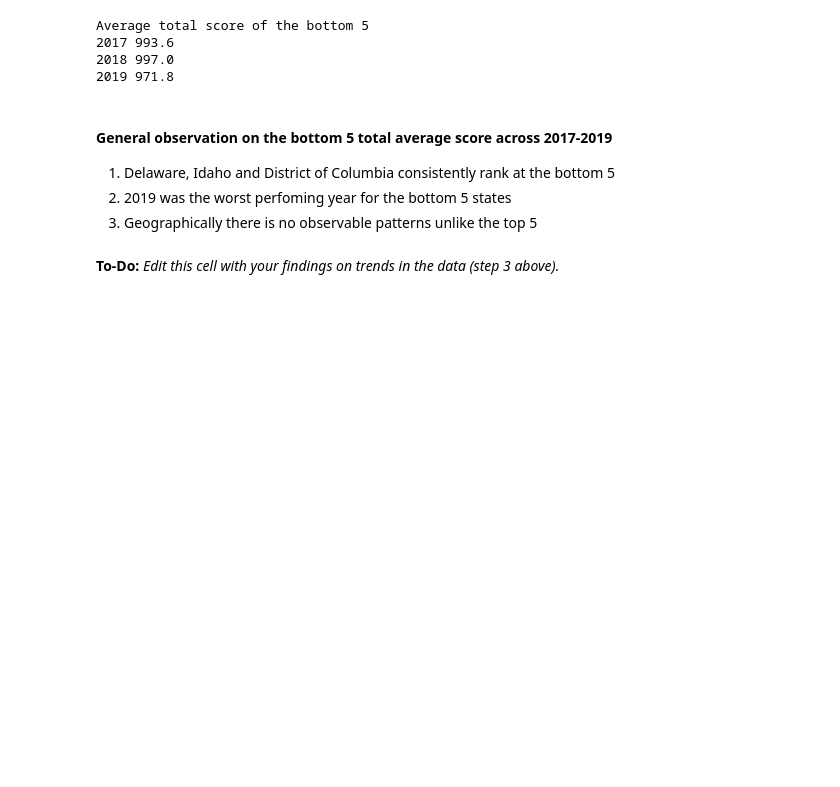
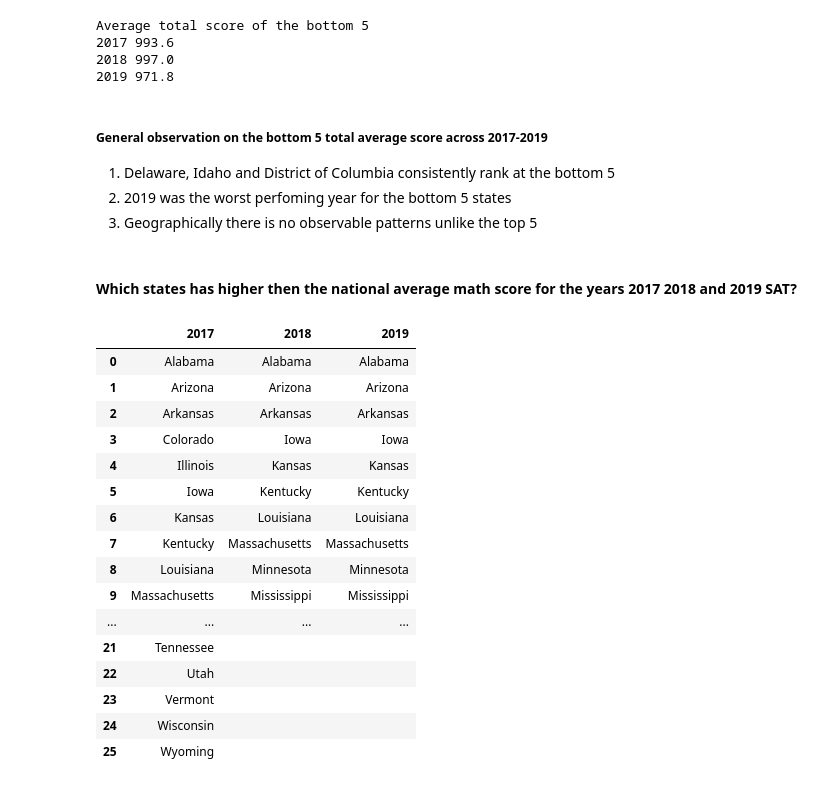
Before and after one commit to JoelTanSG/GA-DSIF4-Data-Science-Immersive-Projects, a Jupyter notebook: starter-code.ipynb, the cells around one changed output. Cells and saved outputs as stored; diff of their text form; code cells hidden in the pictures; blank space fills up the shorter version.

```diff
--- a/starter-code.ipynb
+++ b/starter-code.ipynb
@@ -769,9 +798,50 @@ Average total score of the bottom 5
 2018 997.0
 2019 971.8
 # %% [markdown]
-#### General observation on the bottom 5 total average score across 2017-2019
+##### General observation on the bottom 5 total average score across 2017-2019
 1. Delaware, Idaho and District of Columbia consistently rank at the bottom 5
 2. 2019 was the worst perfoming year for the bottom 5 states
 3. Geographically there is no observable patterns unlike the top 5
-# %% [markdown]
-**To-Do:** *Edit this cell with your findings on trends in the data (step 3 above).*
+# %% [markdown]
+#### Which states has higher then the national average math score for the years 2017 2018 and 2019 SAT?
+# %%
+#Get the average for each year
+avg_17_math = df['math_avg_score_2017'].mean()
+avg_18_math = df['math_avg_score_2018'].mean()
+avg_19_math = df['math_avg_score_2019'].mean()
+
+#Boolean filter merged dataframe
+avg_math_df_17 =df[df['math_avg_score_2017']>avg_17_math]
+avg_math_df_18 =df[df['math_avg_score_2018']>avg_18_math]
+avg_math_df_19 =df[df['math_avg_score_2019']>avg_19_math]
+
+#Filter only for the state columns and rename to the different years
+avg_math_df_17 =avg_math_df_17[['state']].rename(columns={'state':'2017'})
+avg_math_df_18 =avg_math_df_18[['state']].rename(columns={'state':'2018'})
+avg_math_df_19 =avg_math_df_19[['state']].rename(columns={'state':'2019'})
+
+frames = [avg_math_df_17,avg_math_df_18,avg_math_df_19]
+
+#combine them together and replace the NaN values for ease of comparison
+combine_math = pd.concat(frames).apply(lambda x: pd.Series(x.dropna().values))
+combine_math.fillna('',inplace=True)
+
+combine_math
+# %% [output]
+|  | 2017 | 2018 | 2019 |
+| 0 | Alabama | Alabama | Alabama |
+| 1 | Arizona | Arizona | Arizona |
+| 2 | Arkansas | Arkansas | Arkansas |
+| 3 | Colorado | Iowa | Iowa |
+| 4 | Illinois | Kansas | Kansas |
+| 5 | Iowa | Kentucky | Kentucky |
+| 6 | Kansas | Louisiana | Louisiana |
+| 7 | Kentucky | Massachusetts | Massachusetts |
+| 8 | Louisiana | Minnesota | Minnesota |
+| 9 | Massachusetts | Mississippi | Mississippi |
+| ... | ... | ... | ... |
+| 21 | Tennessee |  |  |
+| 22 | Utah |  |  |
+| 23 | Vermont |  |  |
+| 24 | Wisconsin |  |  |
+| 25 | Wyoming |  |  |
```
Also changed, not shown: parts of 34 cells of this notebook.
